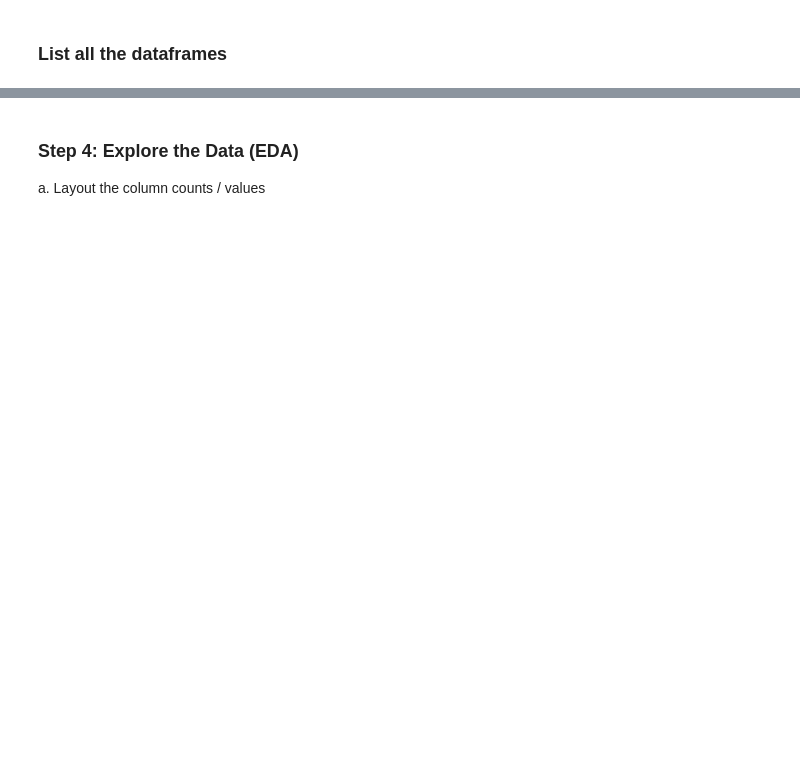
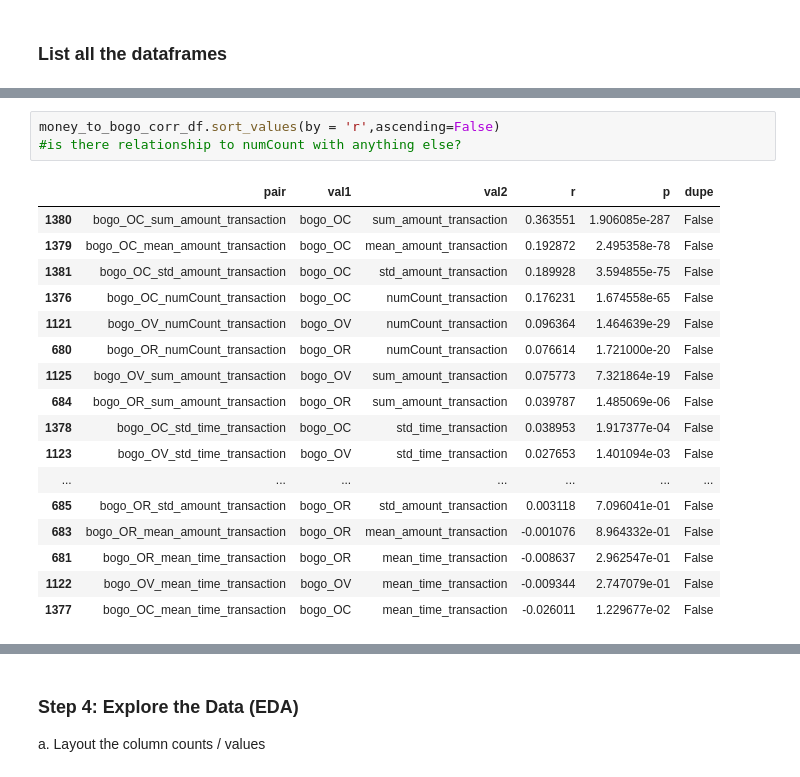
Before and after one commit to kiah-ucsd/DSE200, a Jupyter notebook: Mini_Project_2.ipynb, the cells around one changed output, grey strips where cells are left out. Cells and saved outputs as stored; diff of their text form; blank space fills up the shorter version.

```diff
--- a/Mini_Project_2.ipynb
+++ b/Mini_Project_2.ipynb
@@ -546,0 +504,21 @@ combined_events.head(2)
+# %%
+money_to_bogo_corr_df.sort_values(by = 'r',ascending=False)
+#is there relationship to numCount with anything else?
+# %% [output]
+|  | pair | val1 | val2 | r | p | dupe |
+| 1380 | bogo_OC_sum_amount_transaction | bogo_OC | sum_amount_transaction | 0.363551 | 1.906085e-287 | False |
+| 1379 | bogo_OC_mean_amount_transaction | bogo_OC | mean_amount_transaction | 0.192872 | 2.495358e-78 | False |
+| 1381 | bogo_OC_std_amount_transaction | bogo_OC | std_amount_transaction | 0.189928 | 3.594855e-75 | False |
+| 1376 | bogo_OC_numCount_transaction | bogo_OC | numCount_transaction | 0.176231 | 1.674558e-65 | False |
+| 1121 | bogo_OV_numCount_transaction | bogo_OV | numCount_transaction | 0.096364 | 1.464639e-29 | False |
+| 680 | bogo_OR_numCount_transaction | bogo_OR | numCount_transaction | 0.076614 | 1.721000e-20 | False |
+| 1125 | bogo_OV_sum_amount_transaction | bogo_OV | sum_amount_transaction | 0.075773 | 7.321864e-19 | False |
+| 684 | bogo_OR_sum_amount_transaction | bogo_OR | sum_amount_transaction | 0.039787 | 1.485069e-06 | False |
+| 1378 | bogo_OC_std_time_transaction | bogo_OC | std_time_transaction | 0.038953 | 1.917377e-04 | False |
+| 1123 | bogo_OV_std_time_transaction | bogo_OV | std_time_transaction | 0.027653 | 1.401094e-03 | False |
+| ... | ... | ... | ... | ... | ... | ... |
+| 685 | bogo_OR_std_amount_transaction | bogo_OR | std_amount_transaction | 0.003118 | 7.096041e-01 | False |
+| 683 | bogo_OR_mean_amount_transaction | bogo_OR | mean_amount_transaction | -0.001076 | 8.964332e-01 | False |
+| 681 | bogo_OR_mean_time_transaction | bogo_OR | mean_time_transaction | -0.008637 | 2.962547e-01 | False |
+| 1122 | bogo_OV_mean_time_transaction | bogo_OV | mean_time_transaction | -0.009344 | 2.747079e-01 | False |
+| 1377 | bogo_OC_mean_time_transaction | bogo_OC | mean_time_transaction | -0.026011 | 1.229677e-02 | False |
```
Also changed, not shown: parts of 68 cells of this notebook.
